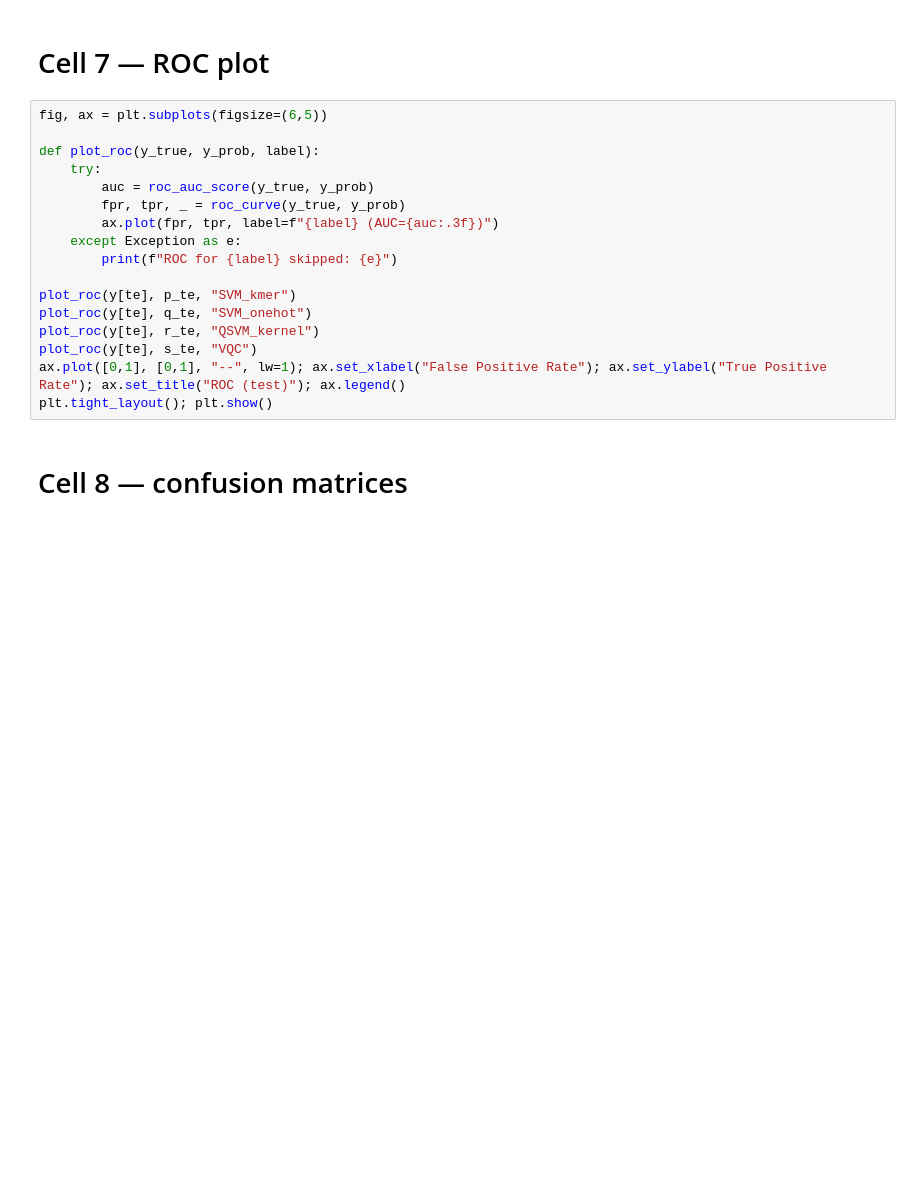
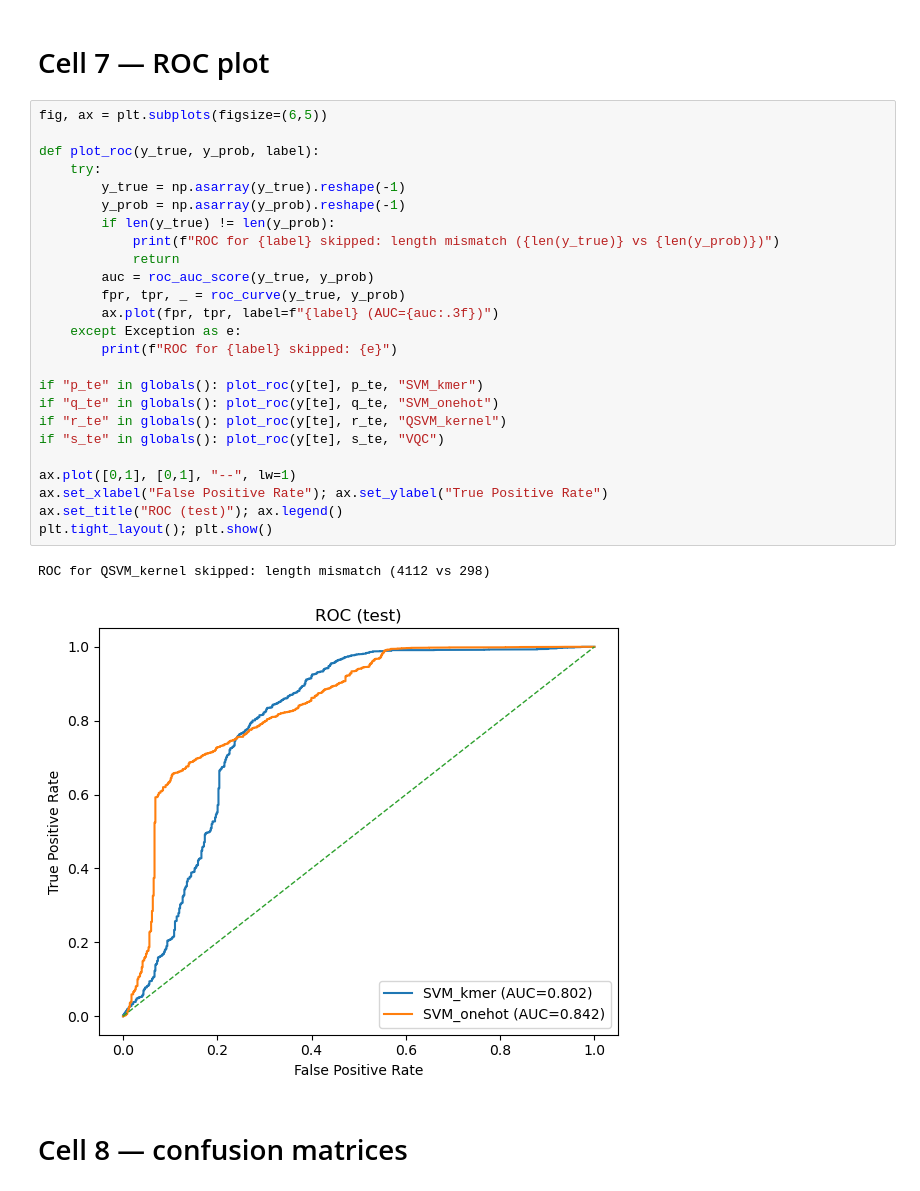
Before and after one commit to DATDSG/qml-dna, a Jupyter notebook: 06_benchmark_analysis.ipynb, the cells around one changed output. Cells and saved outputs as stored; diff of their text form; blank space fills up the shorter version.

```diff
--- a/06_benchmark_analysis.ipynb
+++ b/06_benchmark_analysis.ipynb
@@ -259,20 +426,31 @@ df[df.split=="test"].sort_values("f1", ascending=False)
 # %%
 fig, ax = plt.subplots(figsize=(6,5))
 
 def plot_roc(y_true, y_prob, label):
     try:
+        y_true = np.asarray(y_true).reshape(-1)
+        y_prob = np.asarray(y_prob).reshape(-1)
+        if len(y_true) != len(y_prob):
+            print(f"ROC for {label} skipped: length mismatch ({len(y_true)} vs {len(y_prob)})")
+            return
         auc = roc_auc_score(y_true, y_prob)
         fpr, tpr, _ = roc_curve(y_true, y_prob)
         ax.plot(fpr, tpr, label=f"{label} (AUC={auc:.3f})")
     except Exception as e:
         print(f"ROC for {label} skipped: {e}")
 
-plot_roc(y[te], p_te, "SVM_kmer")
-plot_roc(y[te], q_te, "SVM_onehot")
-plot_roc(y[te], r_te, "QSVM_kernel")
-plot_roc(y[te], s_te, "VQC")
-ax.plot([0,1], [0,1], "--", lw=1); ax.set_xlabel("False Positive Rate"); ax.set_ylabel("True Positive Rate"); ax.set_title("ROC (test)"); ax.legend()
+if "p_te" in globals(): plot_roc(y[te], p_te, "SVM_kmer")
+if "q_te" in globals(): plot_roc(y[te], q_te, "SVM_onehot")
+if "r_te" in globals(): plot_roc(y[te], r_te, "QSVM_kernel")
+if "s_te" in globals(): plot_roc(y[te], s_te, "VQC")
+
+ax.plot([0,1], [0,1], "--", lw=1)
+ax.set_xlabel("False Positive Rate"); ax.set_ylabel("True Positive Rate")
+ax.set_title("ROC (test)"); ax.legend()
 plt.tight_layout(); plt.show()
+# %% [output]
+ROC for QSVM_kernel skipped: length mismatch (4112 vs 298)
+[figure, added]
 # %% [markdown]
 # Cell 8 — confusion matrices
 # %%
```
Also changed, not shown: parts of 5 cells of this notebook, 19 other files.
